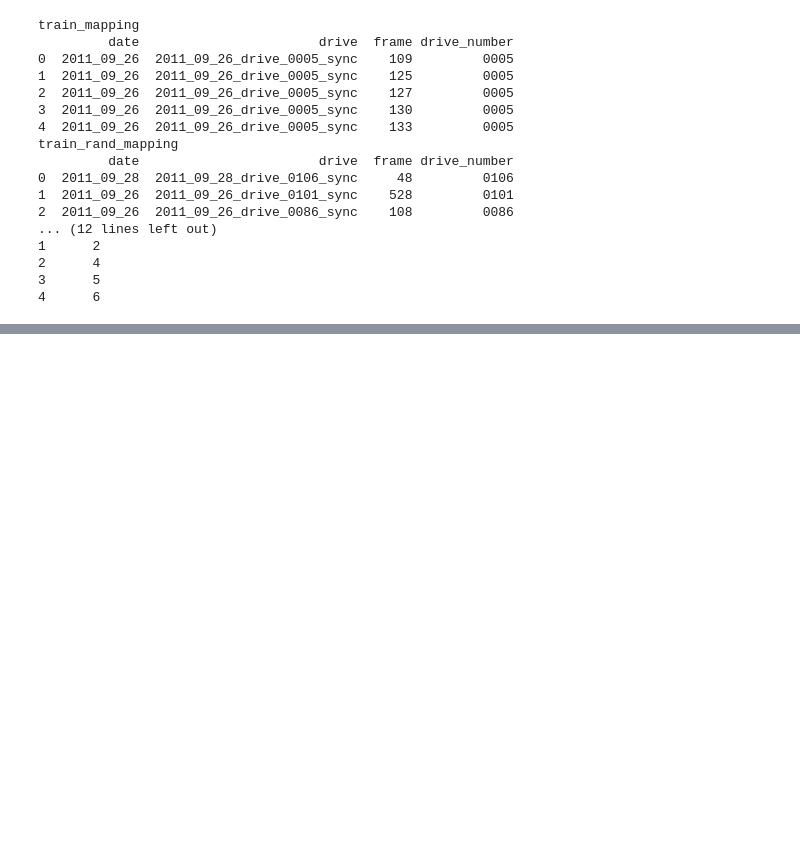
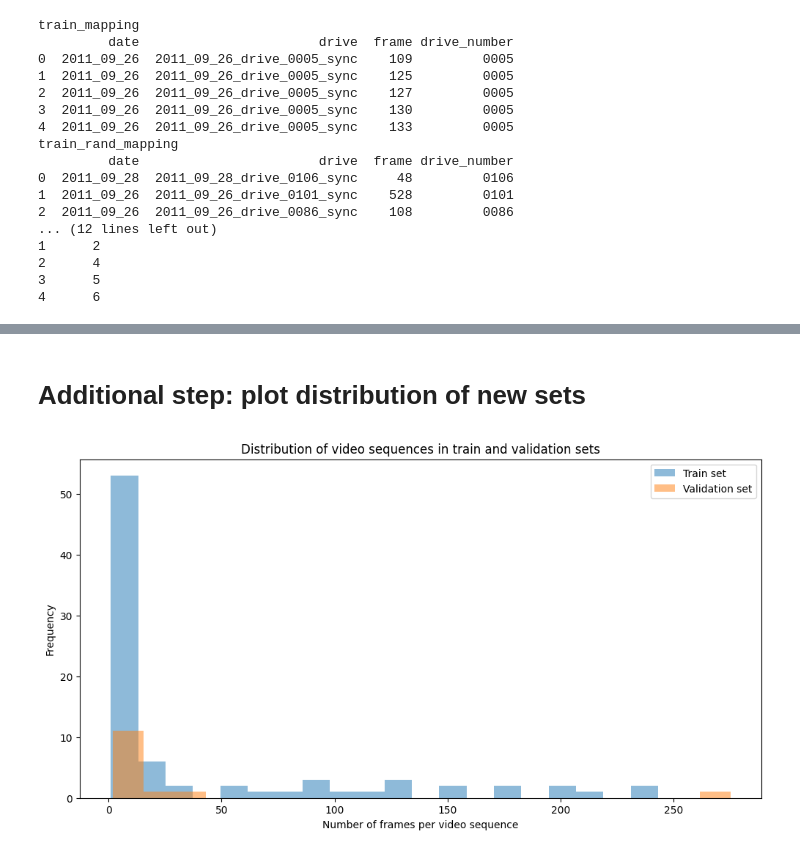
Before and after one commit to RomanczuG/KITTI-Dataset-Resplit, a Jupyter notebook: code.ipynb, the cells around one changed output, grey strips where cells are left out. Saved outputs shown, nothing was run; the diff lists cells and outputs as text; code cells hidden in the pictures; blank space fills up the shorter version.

Commit message:
Plotting distribution

```diff
--- a/code.ipynb
+++ b/code.ipynb
@@ -75,16 +81,17 @@ train_rand_mapping
 # %%
 # Extract unique date and drive number pairs from train set
-train_date_drive_pairs = train_rand_mapping.iloc[train['index'].values][['date', 'drive_number']].drop_duplicates()
+def check_train_val_sets(train, val, train_rand_mapping):
+    train_date_drive_pairs = train_rand_mapping.iloc[train['index'].values][['date', 'drive_number']].drop_duplicates()
 
-print(train_date_drive_pairs.head())
-# Extract unique date and drive number pairs from val set
-val_date_drive_pairs = train_rand_mapping.iloc[val['index'].values][['date', 'drive_number']].drop_duplicates()
-print(val_date_drive_pairs.head())
-# Check if any date and drive number pairs are common between train and val sets
-common_date_drive_pairs = train_date_drive_pairs.merge(val_date_drive_pairs, on=['date', 'drive_number'])
+    # print(train_date_drive_pairs.head())
+    # Extract unique date and drive number pairs from val set
+    val_date_drive_pairs = train_rand_mapping.iloc[val['index'].values][['date', 'drive_number']].drop_duplicates()
+    # print(val_date_drive_pairs.head())
+    # Check if any date and drive number pairs are common between train and val sets
+    common_date_drive_pairs = train_date_drive_pairs.merge(val_date_drive_pairs, on=['date', 'drive_number'])
 
-if common_date_drive_pairs.empty:
-    print("The train and val sets contain different video sequences.")
-else:
-    print("The train and val sets have some common video sequences:")
-    print(common_date_drive_pairs)
+    if common_date_drive_pairs.empty:
+        print("The train and val sets contain different video sequences.")
+    else:
+        print("The train and val sets have some common video sequences:")
+        print(common_date_drive_pairs)
@@ -108,0 +98,2 @@ Create new sets
+# %%
+check_train_val_sets(train, val, train_rand_mapping)
@@ -198,0 +191,19 @@ The new train and val sets contain different video sequences.
+# %% [markdown]
+# Additional step: plot distribution of new sets
+# %%
+def plot_distribution(train_set, val_set):
+    train_sequence_lengths = [len(indices) for indices in train_set.values()]
+    val_sequence_lengths = [len(indices) for indices in val_set.values()]
+
+    plt.figure(figsize=(12, 6))
+    plt.hist(train_sequence_lengths, bins=20, alpha=0.5, label='Train set')
+    plt.hist(val_sequence_lengths, bins=20, alpha=0.5, label='Validation set')
+    plt.xlabel('Number of frames per video sequence')
+    plt.ylabel('Frequency')
+    plt.title('Distribution of video sequences in train and validation sets')
+    plt.legend(loc='upper right')
+    plt.show()
+# %%
+plot_distribution(grouped_by_video, selected_video_sequences)
+# %% [output]
+[figure, added]
```
Also changed, not shown: parts of 12 cells of this notebook, 1 other file.
